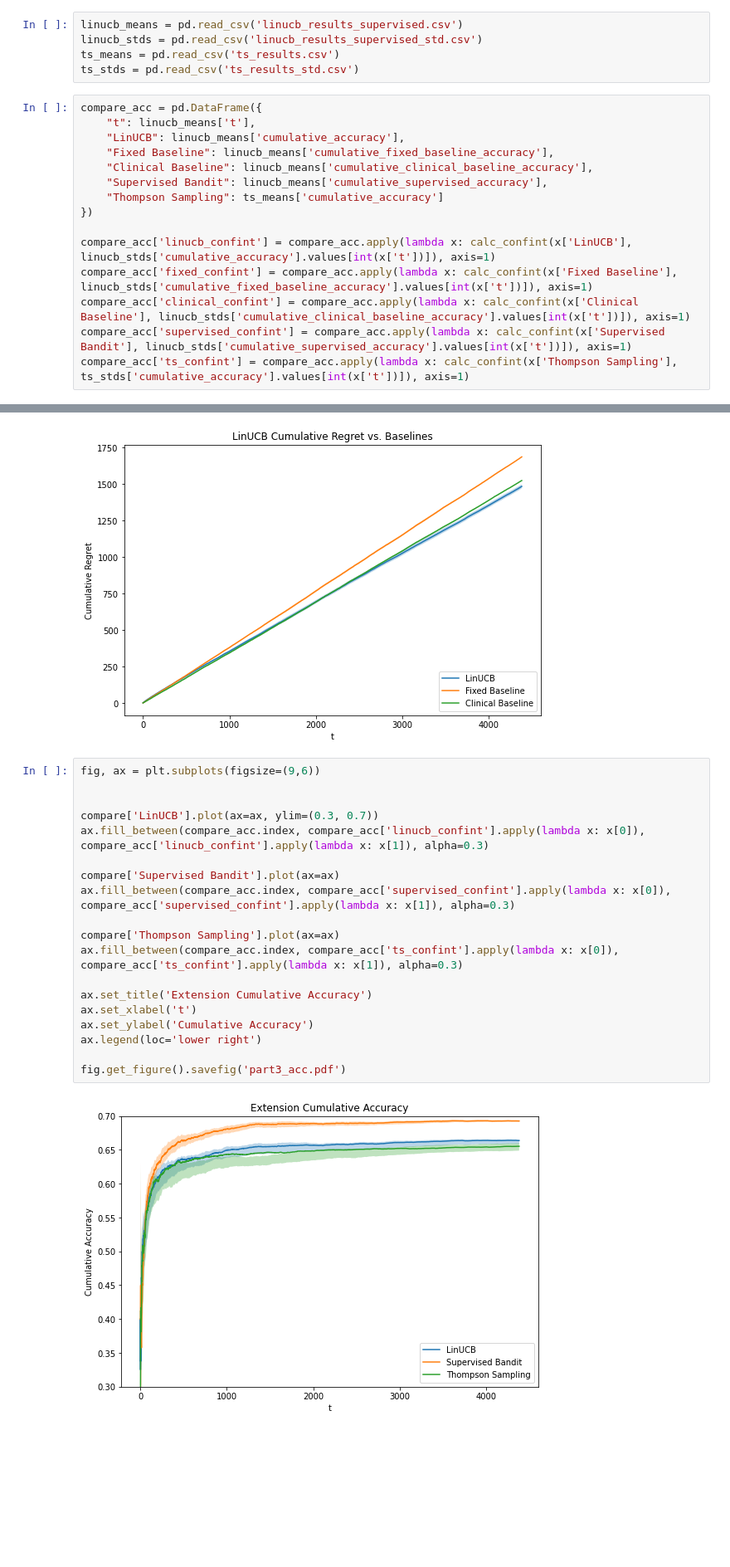
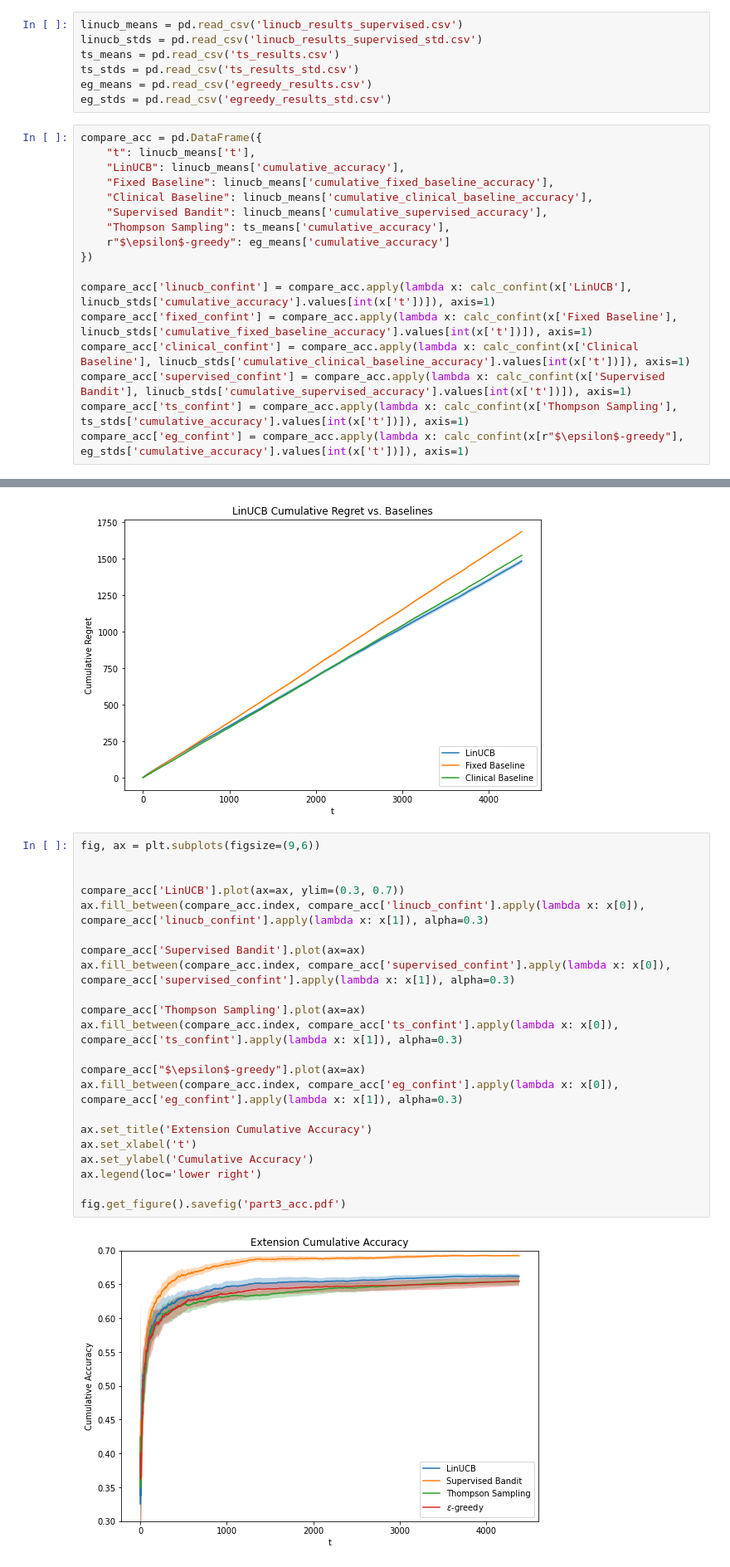
Before and after one commit to amarvenu/rl-project, a Jupyter notebook: plotter.ipynb, the cells around one changed output, grey strips where cells are left out. Shown at 83% size. Cells and saved outputs as stored; diff of their text form; blank space fills up the shorter version.

Commit message:
add poster + egreedy

```diff
--- a/plotter.ipynb
+++ b/plotter.ipynb
@@ -13,6 +13,8 @@ linucb_means = pd.read_csv('linucb_results_supervised.csv')
 linucb_stds = pd.read_csv('linucb_results_supervised_std.csv')
 ts_means = pd.read_csv('ts_results.csv')
 ts_stds = pd.read_csv('ts_results_std.csv')
+eg_means = pd.read_csv('egreedy_results.csv')
+eg_stds = pd.read_csv('egreedy_results_std.csv')
 # %%
 compare_acc = pd.DataFrame({
     "t": linucb_means['t'],
@@ -20,7 +22,8 @@ compare_acc = pd.DataFrame({
     "Fixed Baseline": linucb_means['cumulative_fixed_baseline_accuracy'],
     "Clinical Baseline": linucb_means['cumulative_clinical_baseline_accuracy'],
     "Supervised Bandit": linucb_means['cumulative_supervised_accuracy'],
-    "Thompson Sampling": ts_means['cumulative_accuracy']
+    "Thompson Sampling": ts_means['cumulative_accuracy'],
+    r"$\epsilon$-greedy": eg_means['cumulative_accuracy']
 })
 
 compare_acc['linucb_confint'] = compare_acc.apply(lambda x: calc_confint(x['LinUCB'], linucb_stds['cumulative_accuracy'].values[int(x['t'])]), axis=1)
@@ -28,6 +31,7 @@ compare_acc['fixed_confint'] = compare_acc.apply(lambda x: calc_confint(x['Fixed
 compare_acc['clinical_confint'] = compare_acc.apply(lambda x: calc_confint(x['Clinical Baseline'], linucb_stds['cumulative_clinical_baseline_accuracy'].values[int(x['t'])]), axis=1)
 compare_acc['supervised_confint'] = compare_acc.apply(lambda x: calc_confint(x['Supervised Bandit'], linucb_stds['cumulative_supervised_accuracy'].values[int(x['t'])]), axis=1)
 compare_acc['ts_confint'] = compare_acc.apply(lambda x: calc_confint(x['Thompson Sampling'], ts_stds['cumulative_accuracy'].values[int(x['t'])]), axis=1)
+compare_acc['eg_confint'] = compare_acc.apply(lambda x: calc_confint(x[r"$\epsilon$-greedy"], eg_stds['cumulative_accuracy'].values[int(x['t'])]), axis=1)
 # %%
 compare_reg = pd.DataFrame({
     "t": linucb_means['t'],
@@ -86,24 +92,27 @@ fig.get_figure().savefig('part2_reg.pdf')
 # %%
 fig, ax = plt.subplots(figsize=(9,6))
 
 
-compare['LinUCB'].plot(ax=ax, ylim=(0.3, 0.7))
+compare_acc['LinUCB'].plot(ax=ax, ylim=(0.3, 0.7))
 ax.fill_between(compare_acc.index, compare_acc['linucb_confint'].apply(lambda x: x[0]), compare_acc['linucb_confint'].apply(lambda x: x[1]), alpha=0.3)
 
-compare['Supervised Bandit'].plot(ax=ax)
+compare_acc['Supervised Bandit'].plot(ax=ax)
 ax.fill_between(compare_acc.index, compare_acc['supervised_confint'].apply(lambda x: x[0]), compare_acc['supervised_confint'].apply(lambda x: x[1]), alpha=0.3)
 
-compare['Thompson Sampling'].plot(ax=ax)
+compare_acc['Thompson Sampling'].plot(ax=ax)
 ax.fill_between(compare_acc.index, compare_acc['ts_confint'].apply(lambda x: x[0]), compare_acc['ts_confint'].apply(lambda x: x[1]), alpha=0.3)
+
+compare_acc["$\epsilon$-greedy"].plot(ax=ax)
+ax.fill_between(compare_acc.index, compare_acc['eg_confint'].apply(lambda x: x[0]), compare_acc['eg_confint'].apply(lambda x: x[1]), alpha=0.3)
 
 ax.set_title('Extension Cumulative Accuracy')
 ax.set_xlabel('t')
 ax.set_ylabel('Cumulative Accuracy')
 ax.legend(loc='lower right')
 
 fig.get_figure().savefig('part3_acc.pdf')
 # %% [output]
-[figure, old version]
+[figure, new version]
 # %%
 fig, ax = plt.subplots(figsize=(9,6))
 
```
Also changed, not shown: parts of 2 cells of this notebook, 11 other files.
